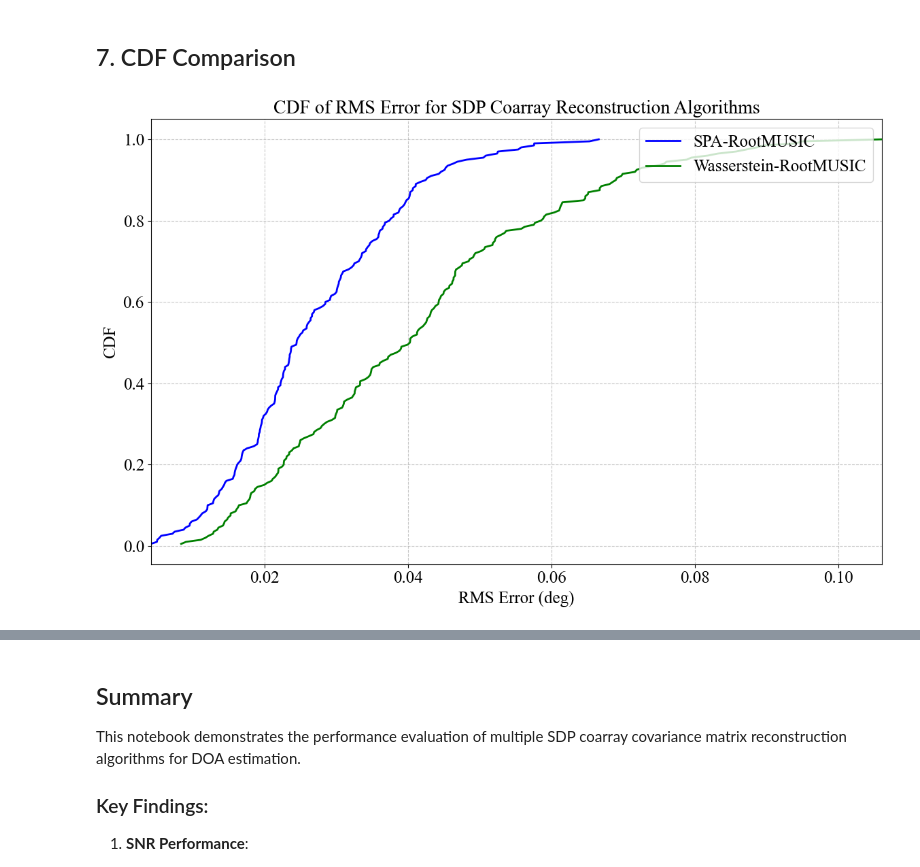
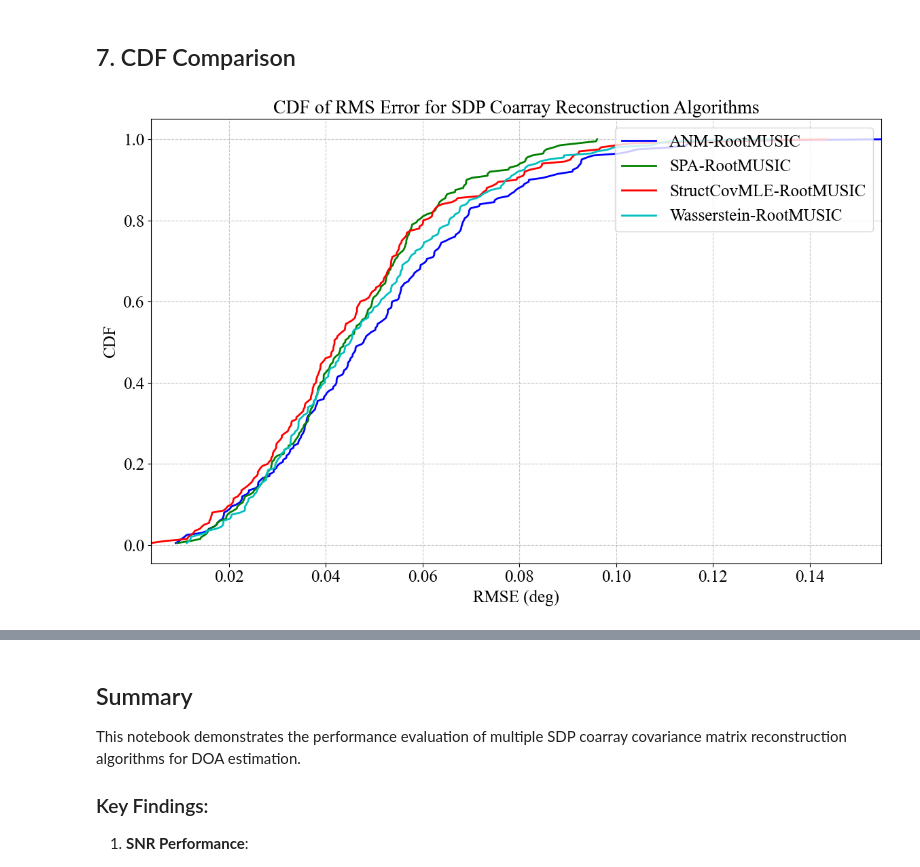
Before and after one commit to hengxt/doatools, a Jupyter notebook: examples/ex6_performance_sdp.ipynb, the cells around one changed output, grey strips where cells are left out. Drawn from its saved outputs; the diff is of its cells as text; code cells hidden in the pictures.

```diff
--- a/examples/ex6_performance_sdp.ipynb
+++ b/examples/ex6_performance_sdp.ipynb
@@ -58,9 +58,9 @@ Source angles (deg): [-45.    7.5  60. ]
 # %%
 # Define estimators
 estimators = {
-    # 'ANM-RootMUSIC': estimation.ANMEstimator(array, wavelength, zeta=0.0),
+    'ANM-RootMUSIC': estimation.ANMEstimator(array, wavelength, zeta=0.0),
     'SPA-RootMUSIC': estimation.SPAEstimator(array, wavelength),
-    # 'StructCovMLE-RootMUSIC': estimation.StructCovMLEEstimator(array, wavelength),
+    'StructCovMLE-RootMUSIC': estimation.StructCovMLEEstimator(array, wavelength),
     'Wasserstein-RootMUSIC': estimation.WassersteinEstimator(array, wavelength)
 }
 
@@ -79,13 +79,14 @@ Defined estimators: ['SPA-RootMUSIC', 'Wasserstein-RootMUSIC']
 snr_values = np.linspace(-10, 20, 3)  # SNR values from -10 dB to 20 dB
 n_snapshots_snr = 256  # Number of snapshots for SNR test
 
-print(f'Running SNR performance test with {len(snr_values)} SNR points...')
+print(f'Running SNR performance test with {snr_values} SNR points...')
 
 # Initialize results storage
 snr_results = {alg: {'mse': [], 'bias': []} for alg in estimators.keys()}
 
 # Run simulation for each SNR
-for snr in tqdm(snr_values):
+for snr in snr_values:
+    print(f"snr -> {snr}")
     # Run performance evaluation
     result = perf.evaluate_performance(
         array=array,
@@ -96,6 +97,7 @@ for snr in tqdm(snr_values):
         estimators=estimators,
         metrics=['mse', 'bias'],
         verbose=1,
+        n_jobs=10,
     )
 
     # Store results
@@ -167,7 +179,8 @@ for n_snap in tqdm(snapshot_values):
         n_snapshots=n_snap,
         n_monte_carlo=n_monte_carlo,
         estimators=estimators,
-        metrics=['mse', 'bias']
+        metrics=['mse', 'bias'],
+        n_jobs=10
     )
 
     # Store results
@@ -298,8 +311,8 @@ plt.show()
 
 print('Generating scatter plots for all algorithms...')
 
-sample_snr = 10.0  # SNR in dB
-sample_n_snapshots = 256  # Number of snapshots
+sample_snr = 0.0  # SNR in dB
+sample_n_snapshots = 1024  # Number of snapshots
 sample_n_monte_carlo = 200  # Number of Monte Carlo runs for sample generation
 
 # Run performance evaluation with save_sample_estimates=True
@@ -311,7 +324,8 @@ sample_result = perf.evaluate_performance(
     n_monte_carlo=sample_n_monte_carlo,
     estimators=estimators,
     metrics=['mse', 'bias'],
-    save_sample_estimates=True
+    save_sample_estimates=True,
+    n_jobs=4
 )
 
 print(f'Generated sample estimates for: {list(sample_result.sample_estimates.keys())}')
@@ -344,20 +358,20 @@ plt.show()
 # %%
 # Plot CDFs of RMS Error for all algorithms
 fig, ax = plt.subplots(figsize=(12, 8))
 plt_tools.plot_cdf(
     estimates=sample_result.sample_estimates,
     true_angles=source_angles,
-    metric_name='RMS Error',
+    metric_name='RMSE',
     metric_unit='deg',
     metric_type='rms',
     ax=ax
 )
 plt.title('CDF of RMS Error for SDP Coarray Reconstruction Algorithms', fontsize=20)
 plt.grid(True, linestyle='--', alpha=0.7)
 plt.tight_layout()
 plt.show()
 # %% [output]
-[figure, old version]
+[figure, new version]
 # %%
 # Plot CDFs of MAE for all algorithms
 fig, ax = plt.subplots(figsize=(12, 8))
```
Also changed, not shown: parts of 10 cells of this notebook, 1 other file.
